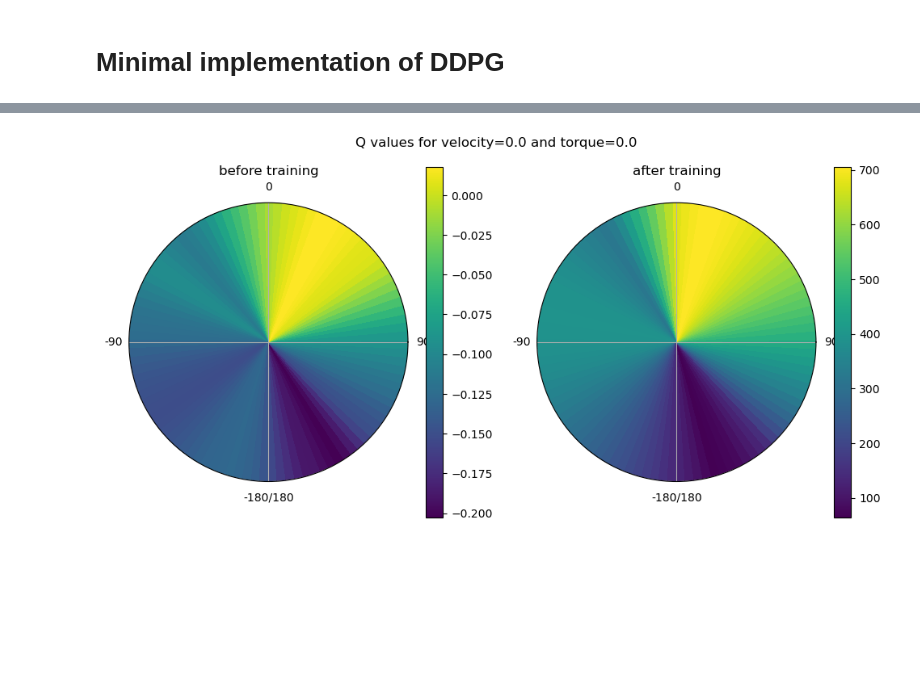
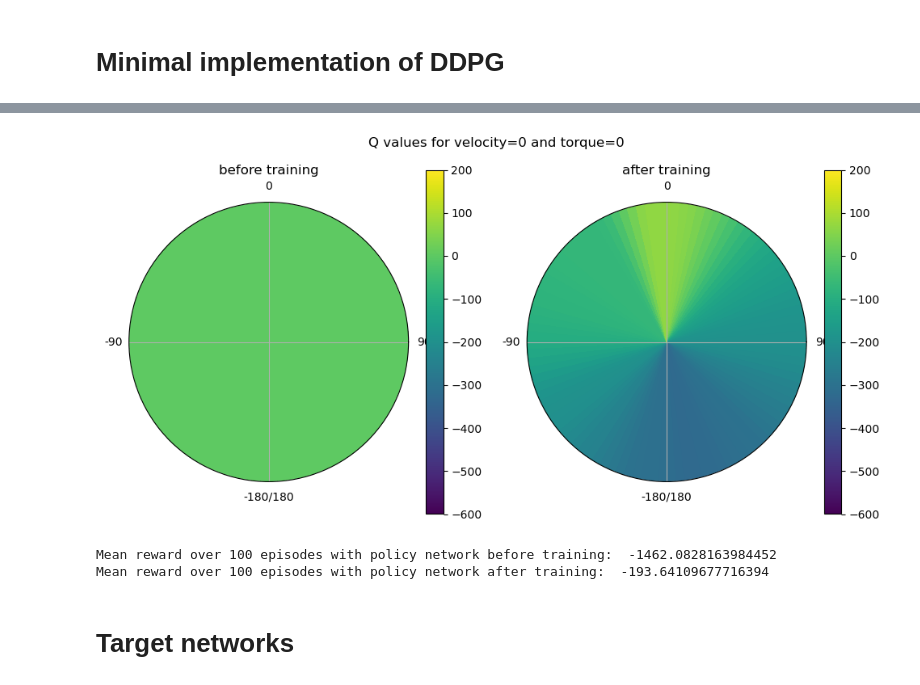
Before and after one commit to tudoroancea/cs_456_project, a Jupyter notebook: project.ipynb, the cells around one changed output, grey strips where cells are left out. Drawn from its saved outputs; the diff is of its cells as text; code cells hidden in the pictures; blank space fills up the shorter version.

```diff
--- a/project.ipynb
+++ b/project.ipynb
@@ -461,15 +469,45 @@ plt.tight_layout()
-# %%
-velocity = 0.0
-torque = 0.0
-plt.figure(figsize=(10, 5))
-plt.subplot(1,2,1, projection="polar")
-plt.title("before training")
-polar_heatmap(qnetwork_before_training, velocity, torque)
-plt.subplot(1,2,2, projection="polar")
-polar_heatmap(qnetwork, velocity, torque)
-plt.title("after training")
-plt.suptitle(f"Q values for velocity={velocity} and torque={torque}")
-plt.tight_layout()
-plt.savefig("qvalues_heatmap.png", dpi=300)
-# %% [output]
-[figure, removed]
+# %%
+polar_heatmap_before_after(qnetwork_before_training, qnetwork, 0, 0)
+# %% [output]
+[figure, added]
+# %%
+policy_network.eval()
+policy_network_before_training.eval()
+with torch.no_grad():
+    mean_reward_after_training = np.mean(
+        [
+            np.sum(
+                run_episode(
+                    env, DDPGAgent(policy_network, GaussianActionNoise(sigma=0.3))
+                )
+            )
+            for _ in range(100)
+        ]
+    )
+    mean_reward_before_training = np.mean(
+        [
+            np.sum(
+                run_episode(
+                    env,
+                    DDPGAgent(
+                        policy_network_before_training,
+                        GaussianActionNoise(sigma=0.3),
+                    ),
+                )
+            )
+            for _ in range(100)
+        ]
+    )
+print(
+    "Mean reward over 100 episodes with policy network before training: ",
+    mean_reward_before_training,
+)
+print(
+    "Mean reward over 100 episodes with policy network after training: ",
+    mean_reward_after_training,
+)
+# %% [output]
+Mean reward over 100 episodes with policy network before training:  -1462.0828163984452
+Mean reward over 100 episodes with policy network after training:  -193.64109677716394
+# %% [markdown]
+# Target networks
```
Also changed, not shown: parts of 21 cells of this notebook.
